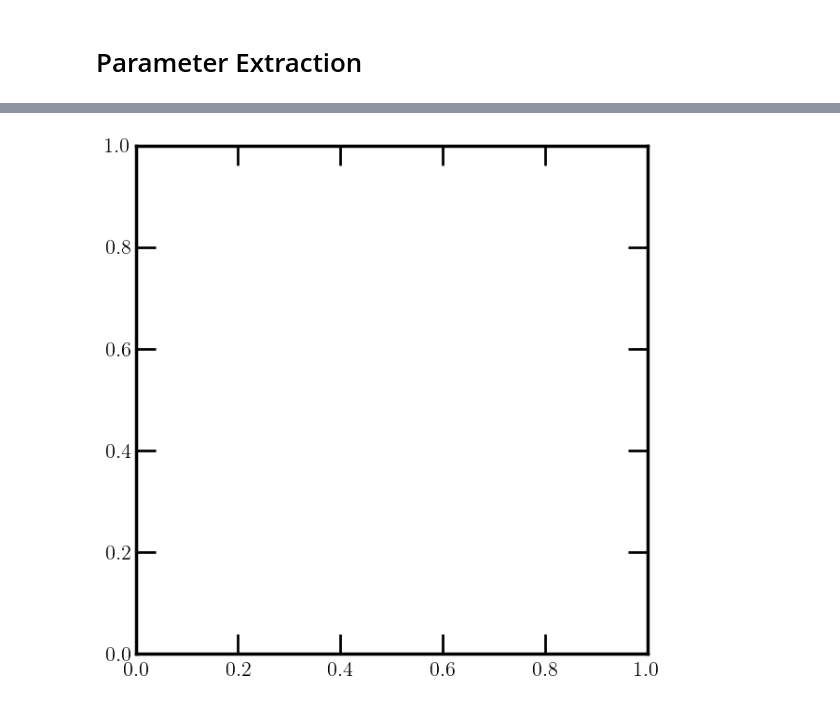
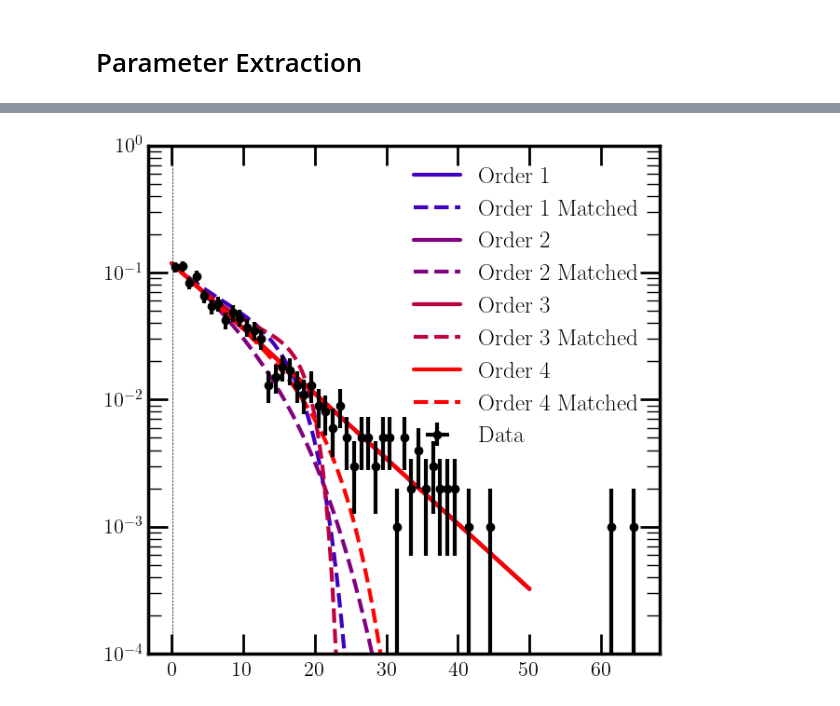
Before and after one commit to rikab/RDF, a Jupyter notebook: jax/exponential.ipynb, the cells around one changed output, grey strips where cells are left out. Drawn from its saved outputs; the diff is of its cells as text; code cells hidden in the pictures.

```diff
--- a/jax/exponential.ipynb
+++ b/jax/exponential.ipynb
@@ -14,0 +32,7 @@ from rikabplotlib.plot_utils import newplot, hist_with_errors
+# %%
+# JAX vmapping and compilation
+jitted_q  = jax.jit(q)
+vmapped_q = jax.vmap(jitted_q, in_axes=(0, None, None, None))
+
+jitted_polynomial = jax.jit(polynomial)
+vmapped_polynomial = jax.vmap(jitted_polynomial, in_axes=(0, None))
@@ -619,9 +588,9 @@ from scipy.optimize import minimize
 from tqdm import tqdm
 
 
-num_higher_orders = 3
+num_higher_orders = 1
 
-max_M = 5
+max_M = 4
 
 fig, ax = newplot("full")
 for i in range(1,max_M + 1):
@@ -631,8 +600,10 @@ for i in range(1,max_M + 1):
 
     g_mn_matched, g_star = matching_coeffs(exponential_distribution, i, i)
     g_mn = jnp.zeros((g_mn_matched.shape[0]+num_higher_orders, g_mn_matched.shape[1]+num_higher_orders))
-    # print(g_mn_matched.shape)
-    # print(g_mn.shape)
+
+
+    print(g_mn_matched.shape)
+    print(g_mn.shape)
     # print(i+1, i)
 
     g_mn = g_mn.at[:i+1, :i+1].set(g_mn_matched)
@@ -641,6 +612,7 @@ for i in range(1,max_M + 1):
     non_frozen_params_mask = jnp.zeros((g_mn_matched.shape[0]+num_higher_orders, g_mn_matched.shape[1]+num_higher_orders), dtype = bool)
     non_frozen_params_mask = non_frozen_params_mask.at[i+1:, :].set(True)
 
+    masked_data = t_data[t_data < 30]
 
     @jax.jit
     def likelihood_function(params):
@@ -658,73 +630,43 @@ for i in range(1,max_M + 1):
         g_mn = g_mn.at[:i+1, :i+1].set(g_mn_matched)
         g_mn = g_mn.at[i+1:, :].set(g_mn_higher)
 
-        return -2 * jnp.sum(jnp.log(q(t_data, alpha, g_star, g_mn)))
 
-    @jax.jit
-    def profile_likelihood_function(g_mn_higher, alpha):
-
-        g_mn = jnp.zeros((g_mn_matched.shape[0]+num_higher_orders, g_mn_matched.shape[1]+num_higher_orders))
-        g_mn = g_mn.at[:i+1, :i+1].set(g_mn_matched)
-        g_mn = g_mn.at[i+1:, :].set(g_mn_higher)
-
-        return -2 * jnp.sum(jnp.log(q(t_data, alpha, g_star, g_mn)))
+        return -2 * jnp.nansum((log_q(masked_data, alpha, g_star, g_mn)))
 
 
     # Minimize likelihood function
     initial_alpha = 0.118
     initial_guess = jnp.zeros(g_mn.shape[1]+1)
+    initial_guess = initial_guess.at[1:].set(-0.0000 / i )
 
     initial_guess = initial_guess.at[0].set(initial_alpha)
 
 
     res_full = minimize(likelihood_function, initial_guess, method='Nelder-Mead', options={'disp': False})
 
-    alphas = jnp.linspace(0.11, 0.13, 50)
+    print("Order", i)
+    print("Full Min", res_full.fun)
+    print("Full Alpha", res_full.x[0])
+    print("Full Coeffs", res_full.x[1:])
+    print("Likelihood", -2 * jnp.sum(jnp.log(q(t_data, 0.118, g_star, g_mn_matched))))
 
-    def profile_minimize(alphas):
-        res_partial = minimize(profile_likelihood_function, res_full.x[1:], args=(alphas), method='Nelder-Mead', options={'disp': False})
-        return res_partial.fun
+    alpha = 0.118
 
-    likelihoods = jnp.zeros(alphas.shape)
-    for j, alpha in tqdm(enumerate(alphas)):
-        res_partial = profile_minimize(alpha)
-        likelihoods = likelihoods.at[j].set(res_partial)
+    ts = jnp.linspace(0, 50, 1000)
+    g_mn = g_mn.at[:i+1, :].set(0.0)
+    data0 = q(ts, alpha, g_star, g_mn)
 
-    likelihoods = likelihoods - res_full.fun
+    g_mn = g_mn.at[i+1:, :].set(res_full.x[1:])
+    data1 = q(ts, alpha, g_star, g_mn)
 
-    ax.plot(alphas, likelihoods, label = f"Order {i}", color = colors[i])
-
-    # Get the alphas where the likelihood is within 1 of the minimum
-    min_alpha = alphas[jnp.argmin(likelihoods[:-1])]
-    ax.axvline(min_alpha, linestyle = "--", lw = 0.5, color = colors[i])
-
-    where_less_than_one = jnp.where(likelihoods < 1)
-    alphas_less_than_one = alphas[where_less_than_one]
-
-
-
-    # minus_one = alphas_less_than_one[0]
-    # plus_one = alphas_less_than_one[-2]
-
-    # Vertical band
-    # ax.axvspan(minus_one, plus_one, alpha=0.1, color=colors[i])
-
-    print("Order", i)
-    print("Min Alpha", min_alpha)
-    # print("Range", minus_one, plus_one)
-
-
-    # vmapped_likelihood_function = jax.vmap(likelihood_function)
-    # alphas = jnp.linspace(0.00, 1.0, 100)
-    # likelihoods = vmapped_likelihood_function(alphas)
-
-
-    # min_alpha = alphas[jnp.argmin(likelihoods)]
-
-    # ax.plot(alphas, likelihoods, label = f"Order {i}", color = f"C{i}")
-    # ax.axvline(min_alpha, linestyle = "--", lw = 0.5, color = f"C{i}")
+    ax.plot(ts, data0, label = f"Order {i}", color = colors[i], linestyle = "-")
+    ax.plot(ts, data1, label = f"Order {i} Matched", color = colors[i], linestyle = "--")
 
 ax.axvline(0.118, linestyle = "--", lw = 0.5, color = "black")
+hist_with_errors(ax, t_data, bins = bins, range = [0, 100], label = "Data", color = "black", weights=np.ones_like(t_data)/N_data)
 
 plt.yscale("log")
+plt.legend()
+
+plt.ylim(1e-4, 1e0)
 # %% [output]
@@ -732 +691 @@ KeyboardInterrupt:
-[figure, old version]
+[figure, new version]
```
Also changed, not shown: parts of 23 cells of this notebook, 2 other files.
